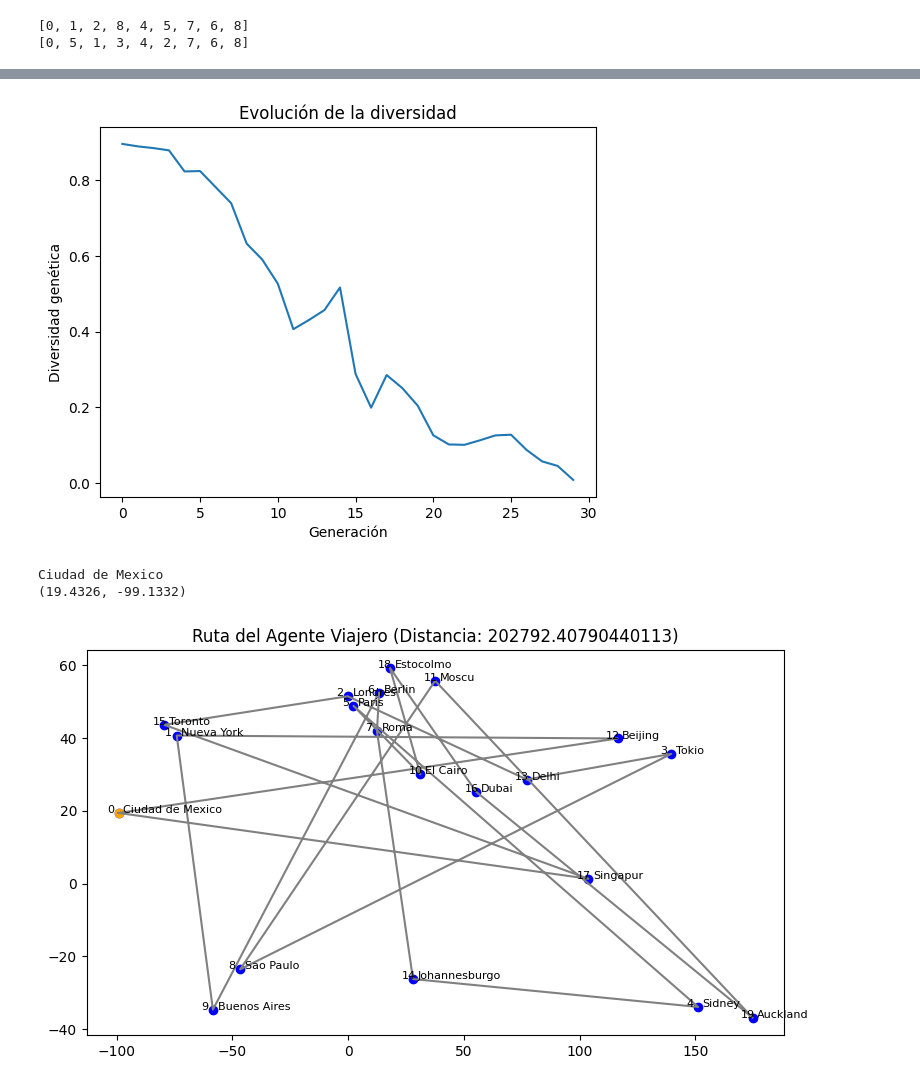
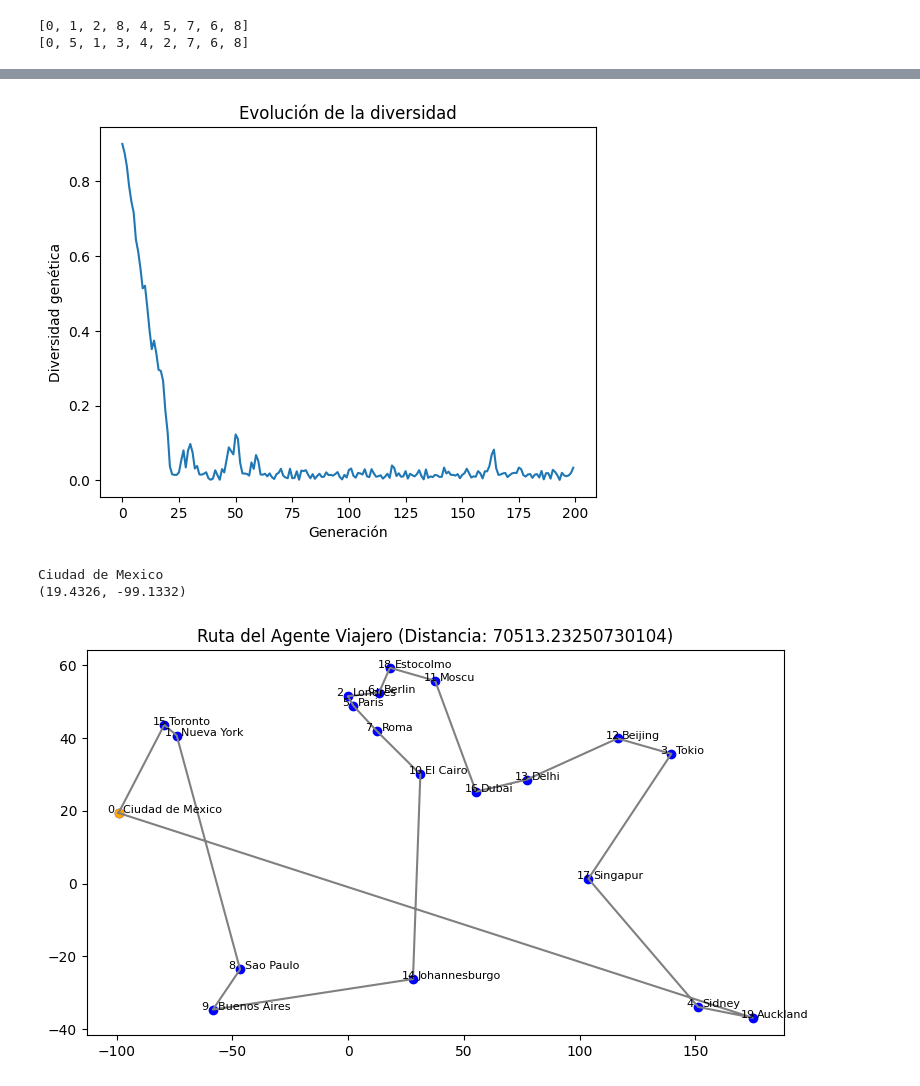
Before and after one commit to FabrexG/Ejercicios_Computacion_evolutiva_2026_1, a Jupyter notebook: practica_2/practica2.ipynb, the cells around one changed output, grey strips where cells are left out. Drawn from its saved outputs; the diff is of its cells as text; code cells hidden in the pictures.

```diff
--- a/practica_2/practica2.ipynb
+++ b/practica_2/practica2.ipynb
@@ -452,5 +452,5 @@ def dibuja_ruta(individuo, ciudades):
     plt.show()
 # %%
 matriz_distancia = calcular_matriz_distancias(ciudades)
-individuo, historial = algoritmo_genetico(metodo_cruza=cruce_pmx, metodo_mutacion=mutacion_intercambio, con_elitismo=True, tasa_mutacion= 0.05, tamano_poblacion= 100, matriz_distancia=matriz_distancia)
+individuo, historial = algoritmo_genetico(metodo_cruza=cruce_bordes, metodo_mutacion=mutacion_intercambio, con_elitismo=True, tasa_mutacion= 0.05, tamano_poblacion= 100, matriz_distancia=matriz_distancia, max_generaciones=200)
 # %% [output]
@@ -490,13 +494,13 @@ graficar_fitness(historial)
 # %%
 graficar_diversidad_genetica(historial)
 # %% [output]
-[figure, old version]
+[figure, new version]
 # %%
-dibuja_ruta(poblacion[0], ciudades)
+dibuja_ruta(individuo, ciudades)
 # %% [output]
 Ciudad de Mexico
 (19.4326, -99.1332)
-[figure, old version]
+[figure, new version]
 # %%
 configuraciones = {
     'cruza': [cruce_pmx, cruce_bordes, cruce_ciclos, cruce_orden],
```
Also changed, not shown: parts of 9 cells of this notebook, 2 other files.
